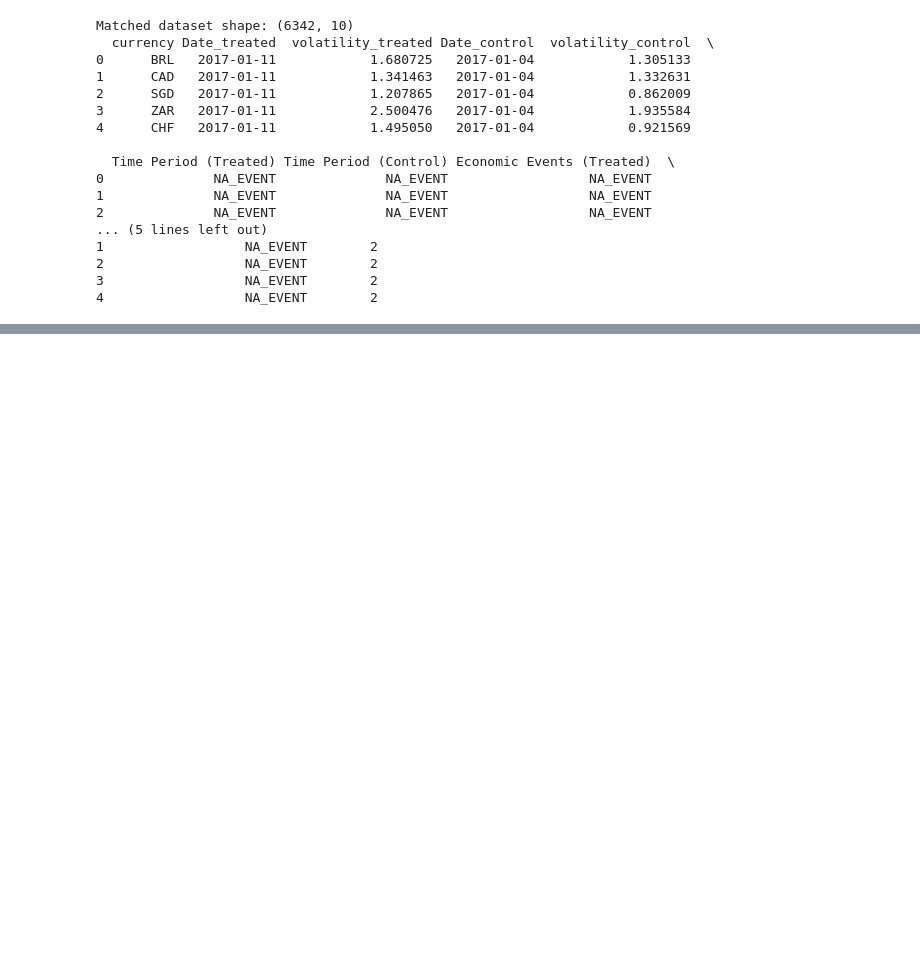
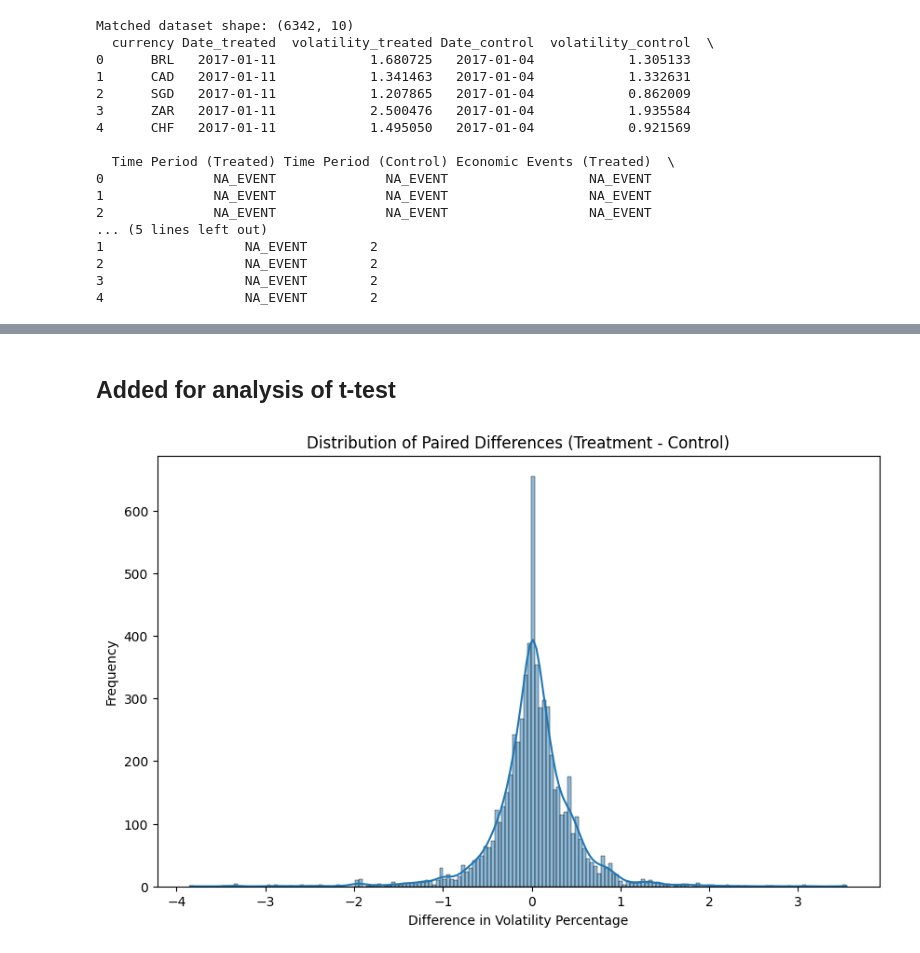
Before and after one commit to U1186204/Forex_Project, a Jupyter notebook: spwds_report_forex.ipynb, the cells around one changed output, grey strips where cells are left out. Drawn from its saved outputs; the diff is of its cells as text; code cells hidden in the pictures; blank space fills up the shorter version.

Commit message:
plot created

```diff
--- a/spwds_report_forex.ipynb
+++ b/spwds_report_forex.ipynb
@@ -756,0 +834,17 @@ currency_dic = {
+# %% [markdown]
+## Added for analysis of t-test
+# %%
+# Calculate paired differences
+matched_df["difference"] = (
+    matched_df["volatility_treated"] - matched_df["volatility_control"]
+)
+
+# Plot histogram of differences
+plt.figure(figsize=(10, 6))
+sns.histplot(matched_df["difference"], kde=True)
+plt.title("Distribution of Paired Differences (Treatment - Control)")
+plt.xlabel("Difference in Volatility Percentage")
+plt.ylabel("Frequency")
+plt.show()
+# %% [output]
+[figure, added]
```
Also changed, not shown: parts of 9 cells of this notebook.
